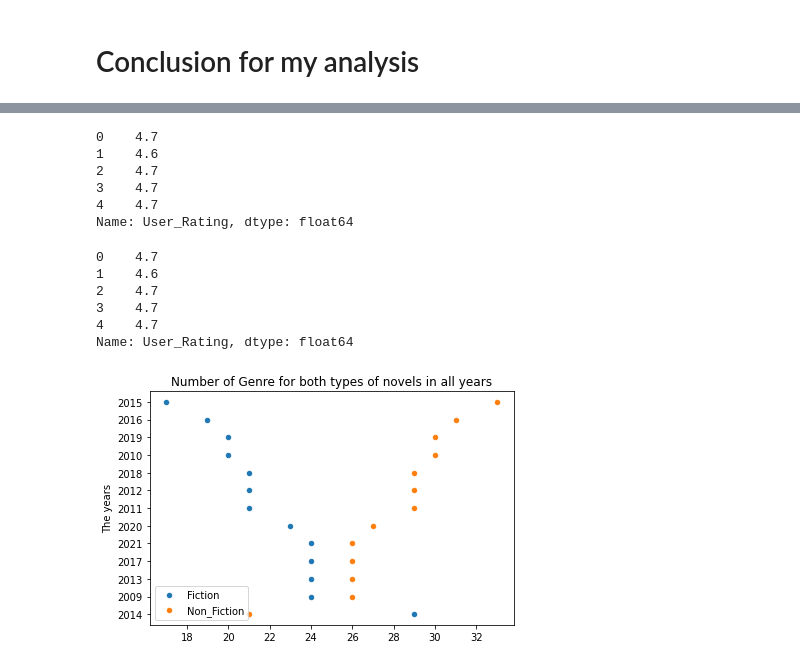
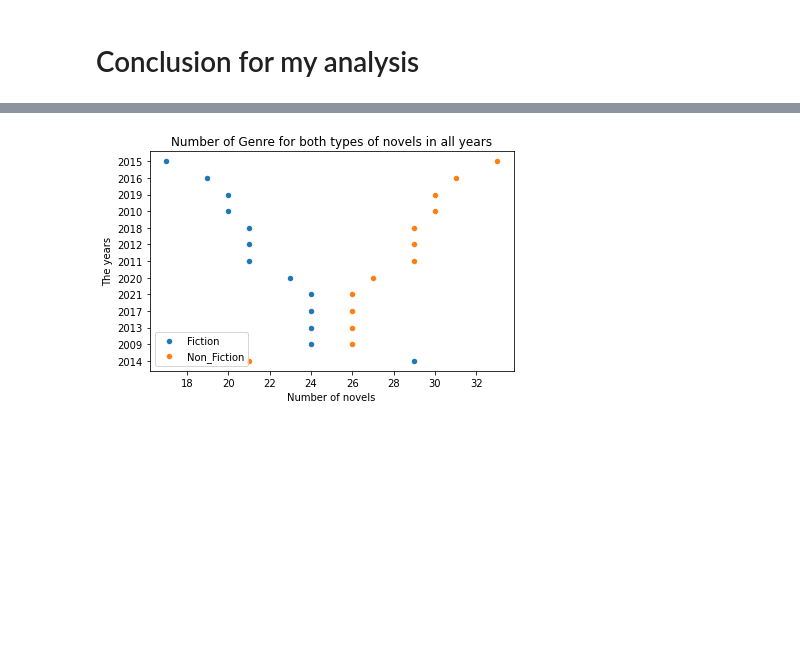
Before and after one commit to OsamaBarakat09/Learning, a Jupyter notebook: amazon-selling.ipynb, the cells around one changed output, grey strips where cells are left out. Drawn from its saved outputs; the diff is of its cells as text; code cells hidden in the pictures; blank space fills up the shorter version.

```diff
--- a/amazon-selling.ipynb
+++ b/amazon-selling.ipynb
@@ -24,46 +20,22 @@ df['Price_r'] = df['Price_r'].str.strip('$')
 df['Reviews'] = df['Reviews'].astype('int')
 df['Price'] = df['Price'].astype('float')
 df['Price_r'] = df['Price_r'].astype('int')
-
-df.User_Rating.head()
-# %% [output]
-0    4.7
-1    4.6
-2    4.7
-3    4.7
-4    4.7
-Name: User_Rating, dtype: float64
-# %%
-pd.set_option("display.max_columns",20)
-pd.set_option("display.max_rows",20000)
-
-res = df.sort_values("Reviews").value_counts("Reviews").head(20)
-res1 = df[df["Reviews"]==21834]
-df[df["Author"]=="American Psychological Association"]
-df.sort_values("Reviews", ascending=False).head()
-df.User_Rating.head()
-# %% [output]
-0    4.7
-1    4.6
-2    4.7
-3    4.7
-4    4.7
-Name: User_Rating, dtype: float64
 # %%
 fig, ax= plt.subplots()
 df1 = pd.DataFrame()
 i=2009
 while i <=2021:
     df1[str(i)] = df[df["Year"]==i].Genre.value_counts()
     i+=1
 df1 = df1.T.sort_values("Non_Fiction",ascending=True)
 
 fiction = ax.scatter( df1.Fiction,df1.index,20, label="Fiction")
 non_fiction = ax.scatter( df1.Non_Fiction,df1.index,20, label="Non_Fiction")
 ax.set_ylabel('The years')
+ax.set_xlabel('Number of novels')
 ax.set_title('Number of Genre for both types of novels in all years')
 fig.tight_layout()
 ax.legend()
 plt.show()
 # %% [output]
-[figure, old version]
+[figure, new version]
```
Also changed, not shown: parts of 3 cells of this notebook.
